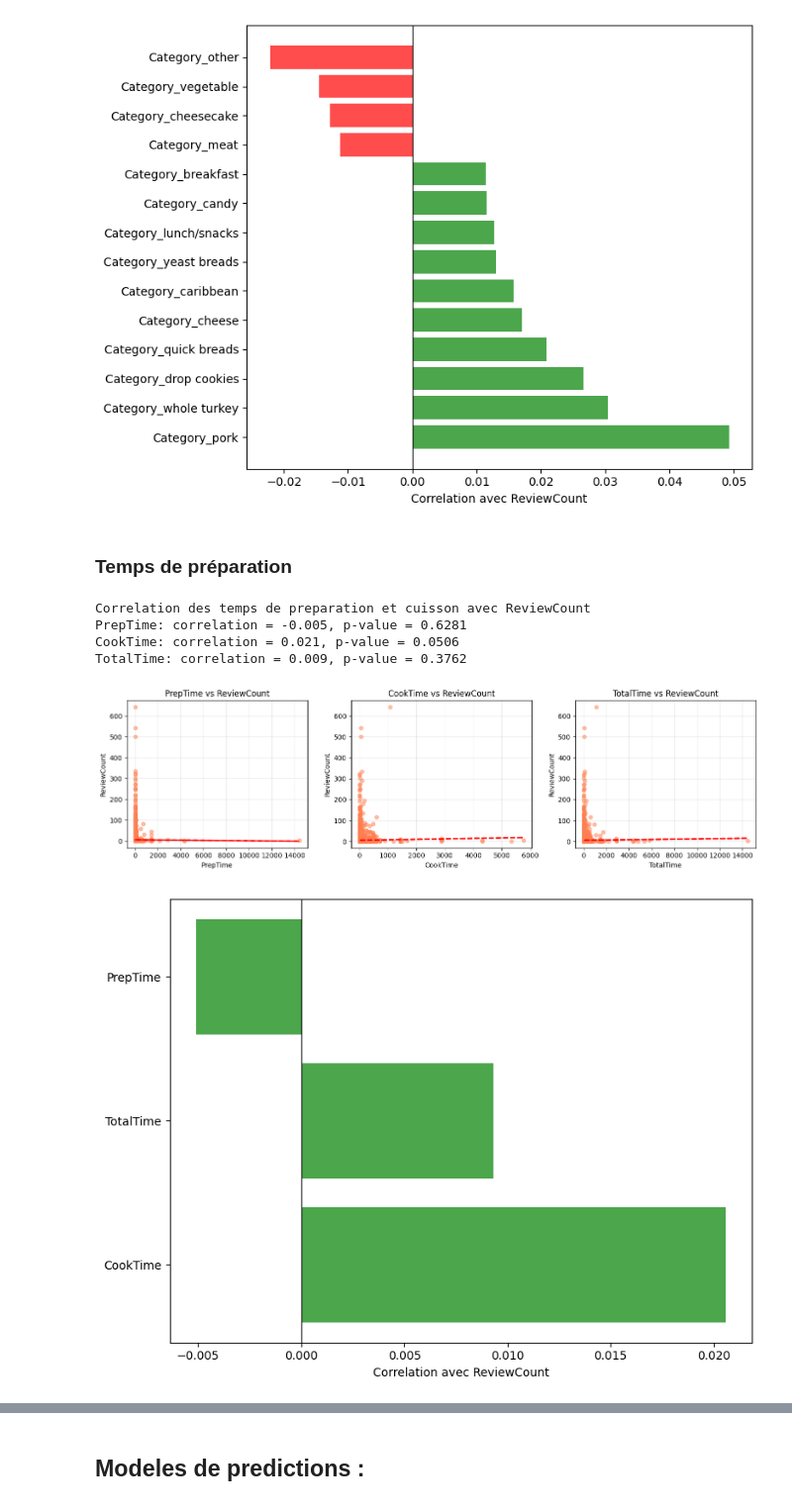
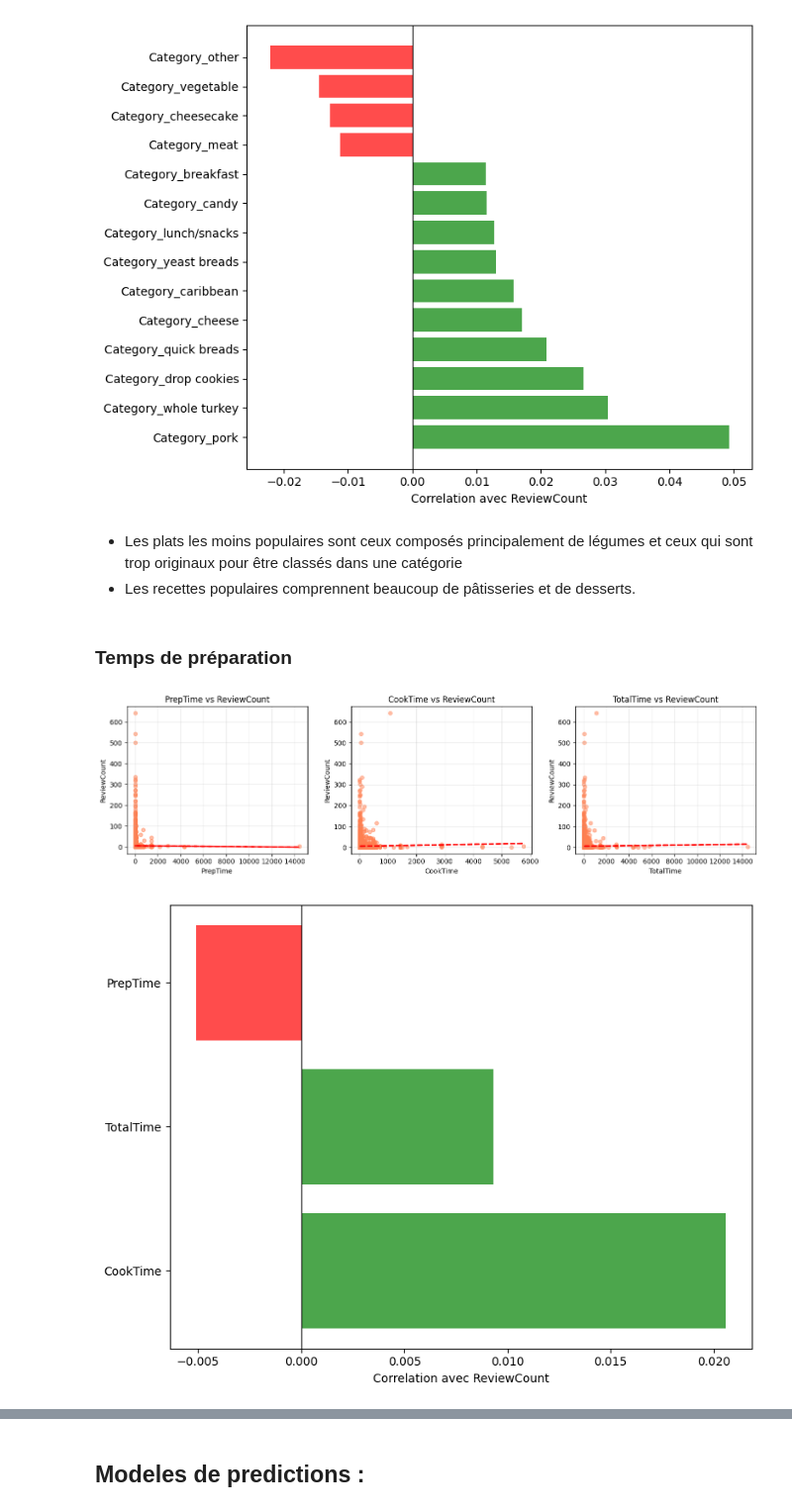
Before and after one commit to louaycodes/ProjetMachineLearning4Arctic, a Jupyter notebook: projetML.ipynb, the cells around one changed output, grey strips where cells are left out. Shown at 99% size. Saved outputs shown, nothing was run; the diff lists cells and outputs as text; code cells hidden in the pictures.

Commit message:
fix: interpretation correlation temps

```diff
--- a/projetML.ipynb
+++ b/projetML.ipynb
@@ -856,17 +857,18 @@ plt.tight_layout()
 plt.show()
 # %% [output]
 [figure]
+# %% [markdown]
+- Les plats les moins populaires sont ceux composés principalement de légumes et ceux qui sont trop originaux pour être classés dans une catégorie
+- Les recettes populaires comprennent beaucoup de pâtisseries et de desserts.
 # %% [markdown]
 ### Temps de préparation
 # %%
 temps_data = pop_df[temps_cols + ['ReviewCount']].dropna()
 
-print("Correlation des temps de preparation et cuisson avec ReviewCount ")
 correlations_time = {}
 for col in temps_cols:
     corr, pval = pearsonr(temps_data[col], temps_data['ReviewCount'])
     correlations_time[col] = {'pearson': corr, 'p_value': pval}
-    print(f"{col}: correlation = {corr:.3f}, p-value = {pval:.4f}")
 
 fig, axes = plt.subplots(1, 3, figsize=(14, 4))
 for idx, col in enumerate(temps_cols):
@@ -882,22 +884,19 @@ for idx, col in enumerate(temps_cols):
 plt.tight_layout()
 plt.show()
 # %% [output]
-Correlation des temps de preparation et cuisson avec ReviewCount
-PrepTime: correlation = -0.005, p-value = 0.6281
-CookTime: correlation = 0.021, p-value = 0.0506
-TotalTime: correlation = 0.009, p-value = 0.3762
 [figure]
 # %%
 corr_avec_reviews = pop_df[temps_cols + ['ReviewCount']].dropna().corr()['ReviewCount'].drop('ReviewCount')
 forte_corr = corr_avec_reviews[abs(corr_avec_reviews) > 0.0].sort_values(ascending=False)
 
+colors = ['green' if x > 0 else 'red' for x in forte_corr.values]
 fig, ax = plt.subplots(figsize=(8, 6))
 ax.barh(range(len(forte_corr)), forte_corr.values, color=colors, alpha=0.7)
 ax.set_yticks(range(len(forte_corr)))
 ax.set_yticklabels(forte_corr.index)
 ax.set_xlabel('Correlation avec ReviewCount')
 ax.axvline(0, color='black', linewidth=0.8)
 plt.tight_layout()
 plt.show()
 # %% [output]
-[figure, old version]
+[figure, new version]
```
Also changed, not shown: parts of 17 cells of this notebook.
